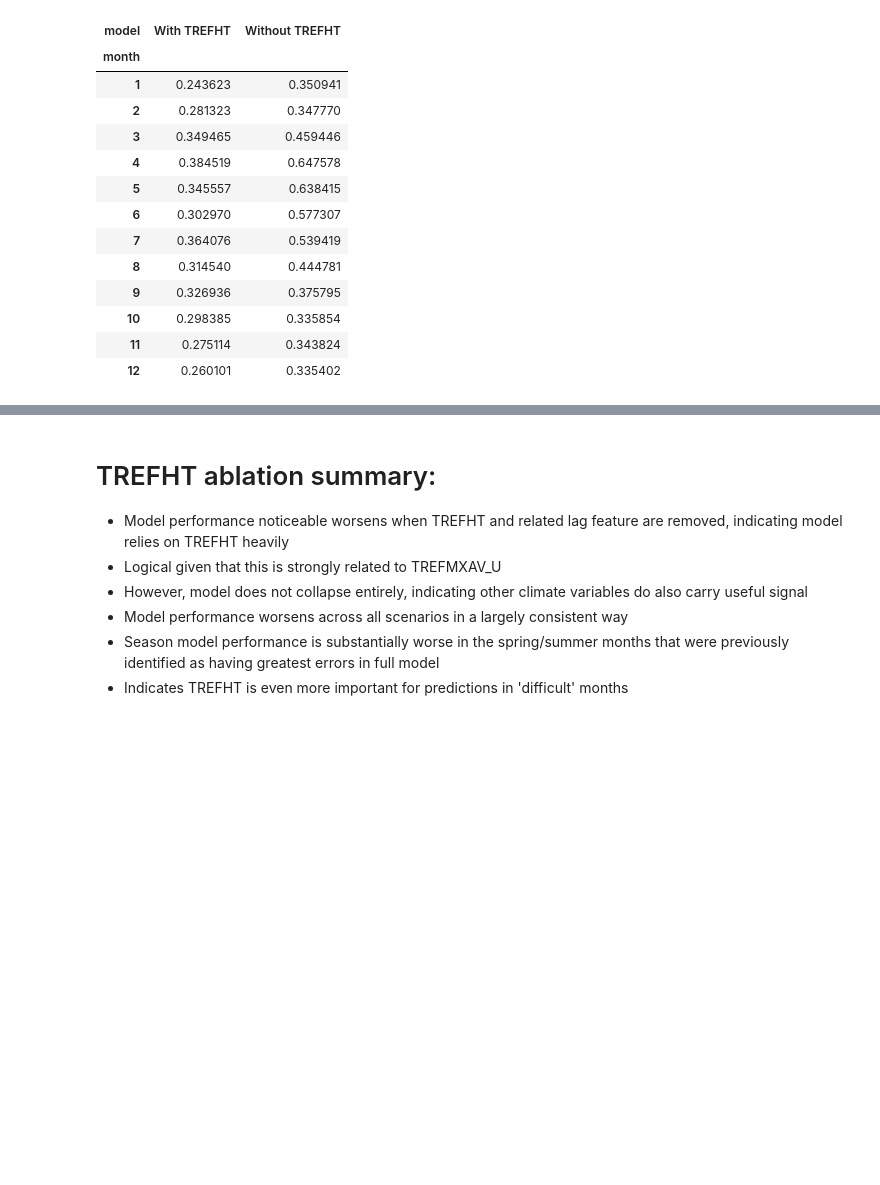
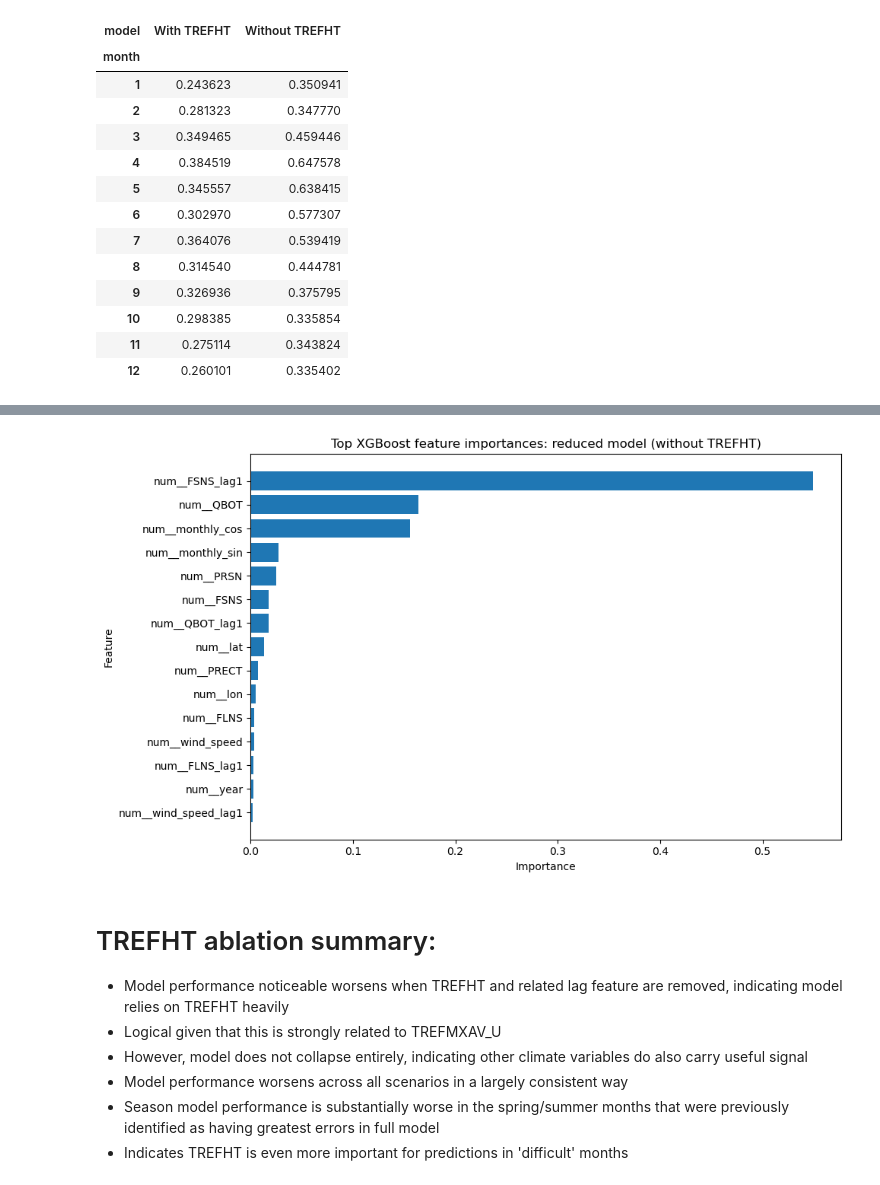
Before and after one commit to Jacob-DS-1/eds_project2, a Jupyter notebook: notebooks/03_modelling_xgboost.ipynb, the cells around one changed output, grey strips where cells are left out. Saved outputs shown, nothing was run; the diff lists cells and outputs as text; code cells hidden in the pictures; blank space fills up the shorter version.

```diff
--- a/notebooks/03_modelling_xgboost.ipynb
+++ b/notebooks/03_modelling_xgboost.ipynb
@@ -1000,0 +1030,12 @@ monthly_compare.to_csv(TABLES_DIR / "trefht_ablation_monthly_comparison.csv", in
+# %%
+# Reduced model
+
+reduced_model = reduced_results["pipeline"].named_steps["model"]
+reduced_feature_names = reduced_results["pipeline"].named_steps["preprocess"].get_feature_names_out()
+
+reduced_importance_df = pd.DataFrame({
+    "feature": reduced_feature_names,
+    "importance": reduced_model.feature_importances_
+}).sort_values("importance", ascending=False)
+
+reduced_importance_df.head(20)
@@ -1000,0 +1074,14 @@ monthly_compare.to_csv(TABLES_DIR / "trefht_ablation_monthly_comparison.csv", in
+# %%
+top_n = 15
+plot_df = reduced_importance_df.head(top_n).sort_values("importance")
+
+plt.figure(figsize=(10, 6))
+plt.barh(plot_df["feature"], plot_df["importance"])
+plt.xlabel("Importance")
+plt.ylabel("Feature")
+plt.title("Top XGBoost feature importances: reduced model (without TREFHT)")
+plt.tight_layout()
+plt.savefig(FIGURES_DIR / "xgb_feature_importance_reduced_model.png", dpi=300, bbox_inches="tight")
+plt.show()
+# %% [output]
+[figure, added]
```
Also changed, not shown: parts of 8 cells of this notebook.
